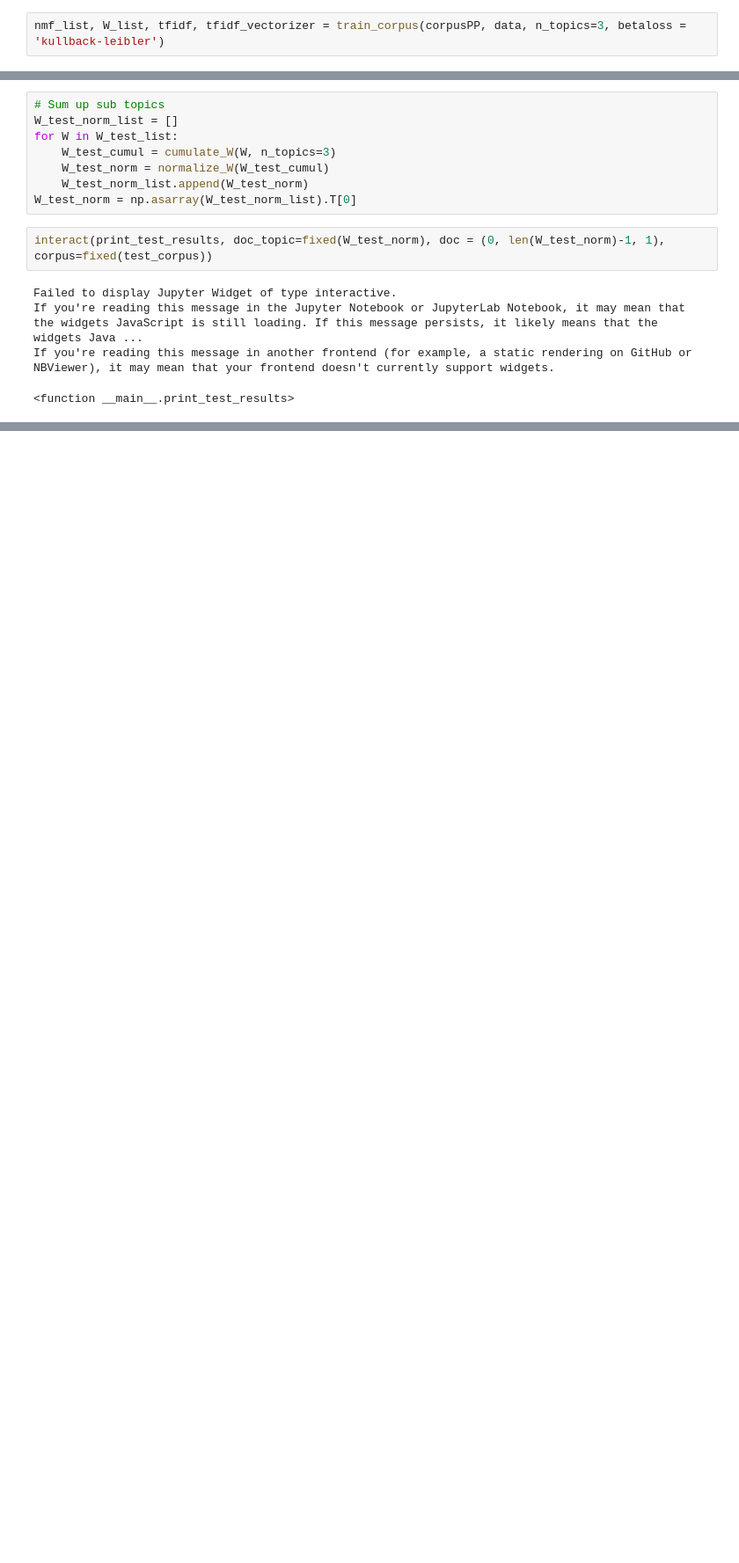
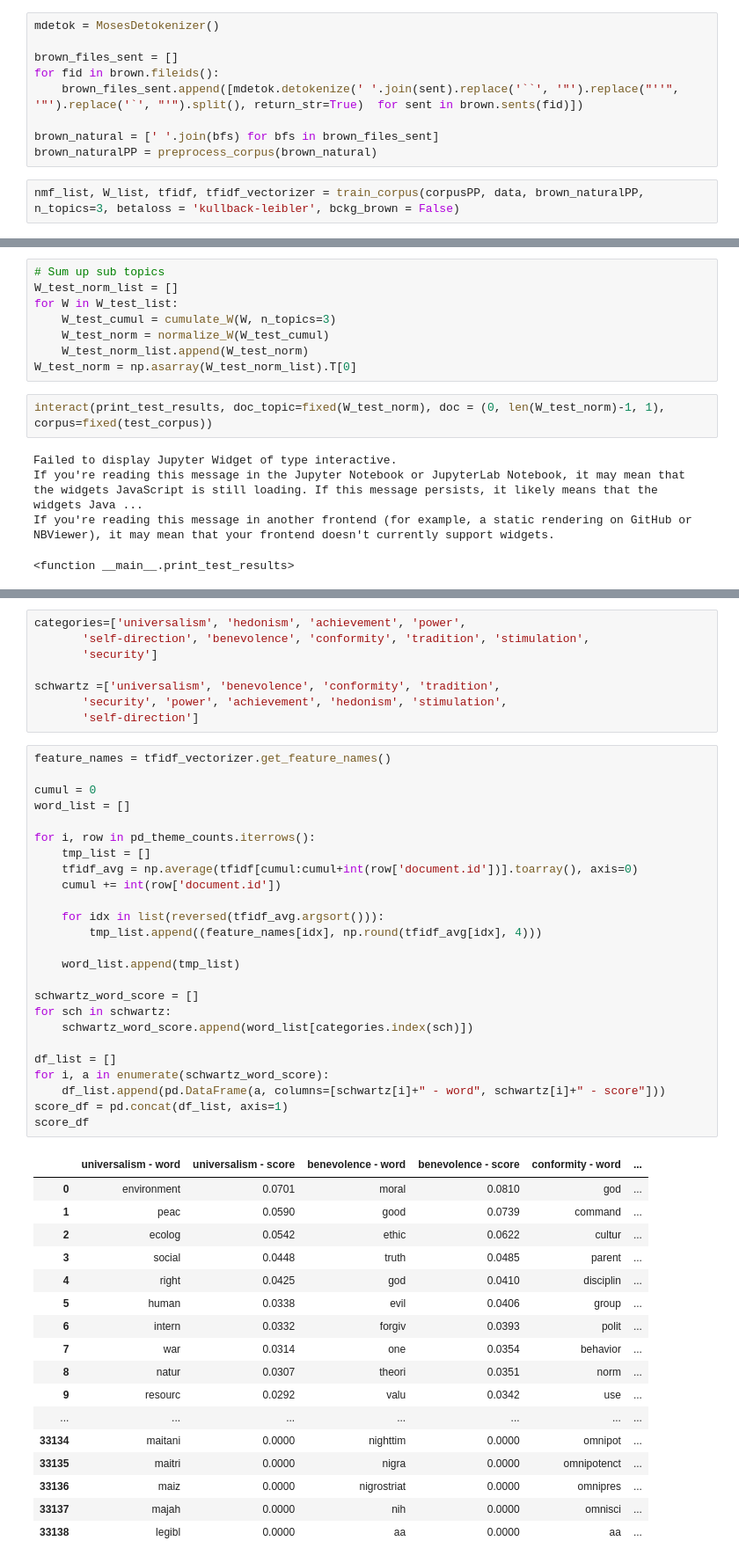
Before and after one commit to suyunu/semi-supervised-nmf, a Jupyter notebook: Semi-Supervised-NMF-train-v2.ipynb, the cells around one changed output, grey strips where cells are left out. Shown at 88% size. Saved outputs shown, nothing was run; the diff lists cells and outputs as text; blank space fills up the shorter version.

Commit message:
leave-one-out testing, brown corpus, wiki-tfidf, export additions

```diff
--- a/Semi-Supervised-NMF-train-v2.ipynb
+++ b/Semi-Supervised-NMF-train-v2.ipynb
@@ -321,7 +333,16 @@ No custom stopword list is given, nltk.corpus.stopwords will be used.
 File access error at ./data/stopwords_openmaker.txt loading is skipped.
 File access error at ./data/specifics_openmaker.txt, data loading is skipped.
 A single text is provide
+# %%
+mdetok = MosesDetokenizer()
+
+brown_files_sent = []
+for fid in brown.fileids():
+    brown_files_sent.append([mdetok.detokenize(' '.join(sent).replace('``', '"').replace("''", '"').replace('`', "'").split(), return_str=True)  for sent in brown.sents(fid)])
+
+brown_natural = [' '.join(bfs) for bfs in brown_files_sent]
+brown_naturalPP = preprocess_corpus(brown_natural)
 # %%
-nmf_list, W_list, tfidf, tfidf_vectorizer = train_corpus(corpusPP, data, n_topics=3, betaloss = 'kullback-leibler')
+nmf_list, W_list, tfidf, tfidf_vectorizer = train_corpus(corpusPP, data, brown_naturalPP, n_topics=3, betaloss = 'kullback-leibler', bckg_brown = False)
 # %% [output]
 Extracting tf-idf features for NMF...
@@ -491,3 +508,54 @@ df.head()
 |  | Text | universalism | hedonism | achievement | power | self-direction | benevolence | conformity | ... |
 | 0 | Good evening â€“ or, good morning... | 3.210163 | 7.430994 | 4.855774 | 6.453324 | 0.137821 | 20.459419 | 27.277332 | ... |
 | 1 | \nOn behalf of the Secretary of D... | 19.748271 | 0.946942 | 8.978493 | 16.955744 | 13.825183 | 0.004017 | 0.000021 | ... |
+# %%
+categories=['universalism', 'hedonism', 'achievement', 'power',
+       'self-direction', 'benevolence', 'conformity', 'tradition', 'stimulation',
+       'security']
+
+schwartz =['universalism', 'benevolence', 'conformity', 'tradition',
+       'security', 'power', 'achievement', 'hedonism', 'stimulation',
+       'self-direction']
+# %%
+feature_names = tfidf_vectorizer.get_feature_names()
+
+cumul = 0
+word_list = []
+
+for i, row in pd_theme_counts.iterrows():
+    tmp_list = []
+    tfidf_avg = np.average(tfidf[cumul:cumul+int(row['document.id'])].toarray(), axis=0)
+    cumul += int(row['document.id'])
+
+    for idx in list(reversed(tfidf_avg.argsort())):
+        tmp_list.append((feature_names[idx], np.round(tfidf_avg[idx], 4)))
+
+    word_list.append(tmp_list)
+
+schwartz_word_score = []
+for sch in schwartz:
+    schwartz_word_score.append(word_list[categories.index(sch)])
+
+df_list = []
+for i, a in enumerate(schwartz_word_score):
+    df_list.append(pd.DataFrame(a, columns=[schwartz[i]+" - word", schwartz[i]+" - score"]))
+score_df = pd.concat(df_list, axis=1)
+score_df
+# %% [output]
+|  | universalism - word | universalism - score | benevolence - word | benevolence - score | conformity - word | ... |
+| 0 | environment | 0.0701 | moral | 0.0810 | god | ... |
+| 1 | peac | 0.0590 | good | 0.0739 | command | ... |
+| 2 | ecolog | 0.0542 | ethic | 0.0622 | cultur | ... |
+| 3 | social | 0.0448 | truth | 0.0485 | parent | ... |
+| 4 | right | 0.0425 | god | 0.0410 | disciplin | ... |
+| 5 | human | 0.0338 | evil | 0.0406 | group | ... |
+| 6 | intern | 0.0332 | forgiv | 0.0393 | polit | ... |
+| 7 | war | 0.0314 | one | 0.0354 | behavior | ... |
+| 8 | natur | 0.0307 | theori | 0.0351 | norm | ... |
+| 9 | resourc | 0.0292 | valu | 0.0342 | use | ... |
+| ... | ... | ... | ... | ... | ... | ... |
+| 33134 | maitani | 0.0000 | nighttim | 0.0000 | omnipot | ... |
+| 33135 | maitri | 0.0000 | nigra | 0.0000 | omnipotenct | ... |
+| 33136 | maiz | 0.0000 | nigrostriat | 0.0000 | omnipres | ... |
+| 33137 | majah | 0.0000 | nih | 0.0000 | omnisci | ... |
+| 33138 | legibl | 0.0000 | aa | 0.0000 | aa | ... |
```
Also changed, not shown: parts of 8 cells of this notebook, 6 other files.
